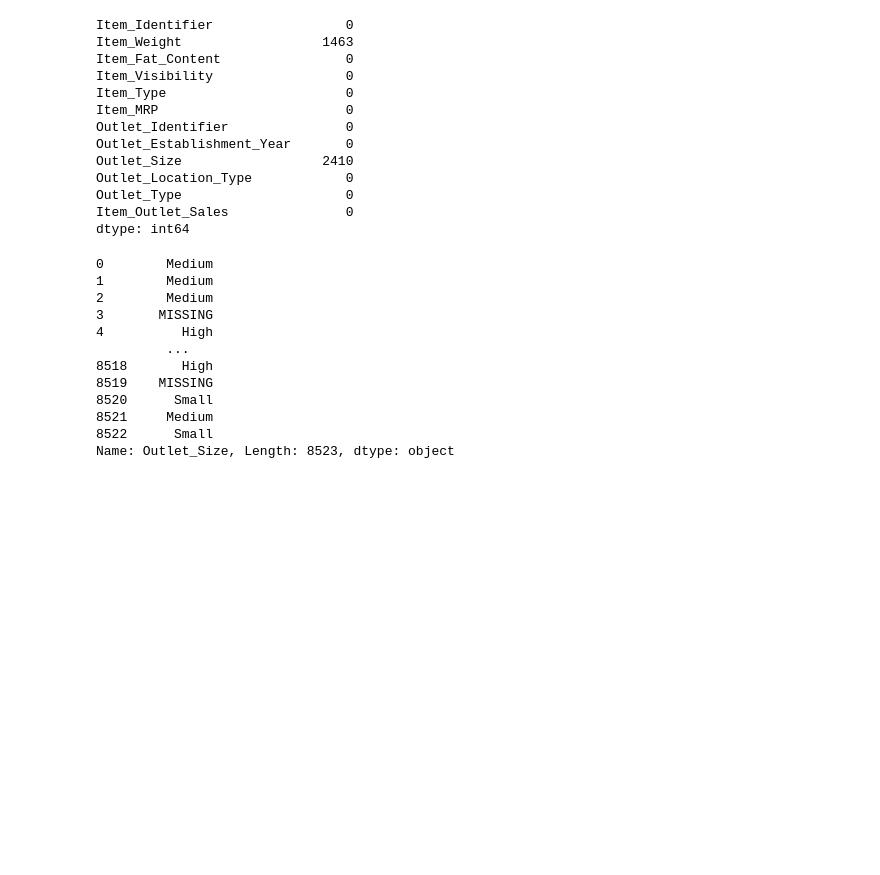
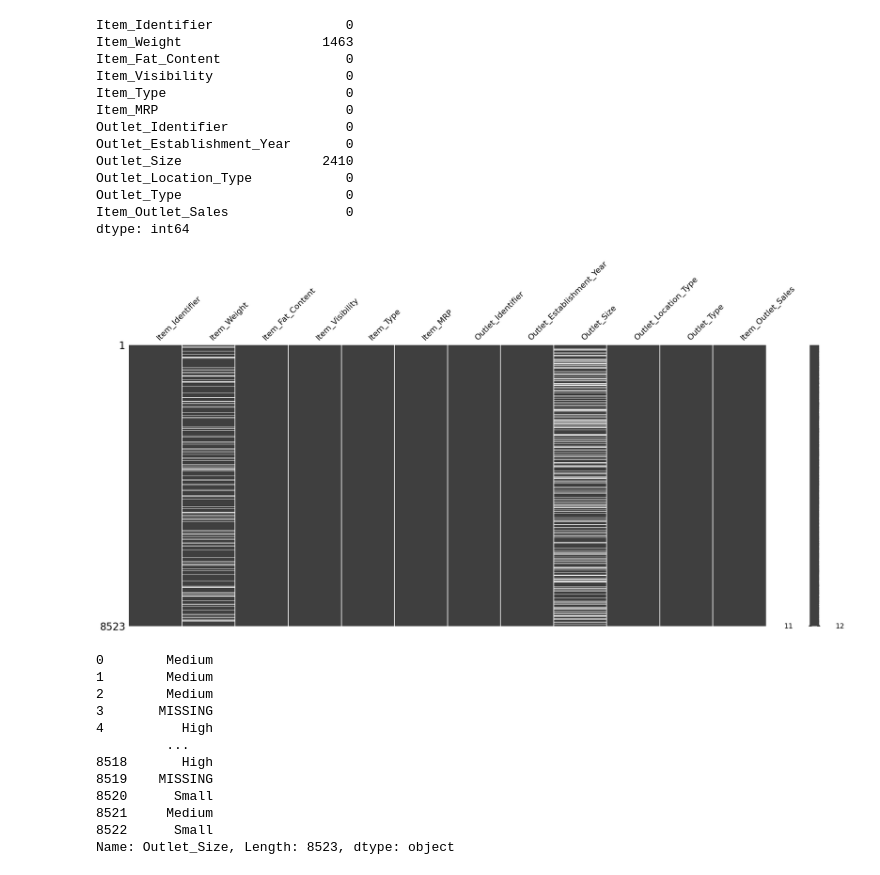
Before and after one commit to jrukundo256/Prediction-of-Product-Sales, a Jupyter notebook: Prediction_of_Product_Sales.ipynb, the cells around one changed output. Saved outputs shown, nothing was run; the diff lists cells and outputs as text; code cells hidden in the pictures; blank space fills up the shorter version.

Commit message:
Create exploratory visuals that might help me understand, explain, or model the data..

```diff
--- a/Prediction_of_Product_Sales.ipynb
+++ b/Prediction_of_Product_Sales.ipynb
@@ -104,6 +106,8 @@ dtype: int64
 # %%
 # Visualize the missing values using the missingno package's matrix plot.
 import missingno as msno
-# msno.matrix(df);
+msno.matrix(df);
+# %% [output]
+[figure, added]
 # %%
 # Address the missing values by using a placeholder value.
```
Also changed, not shown: parts of 51 cells of this notebook.
